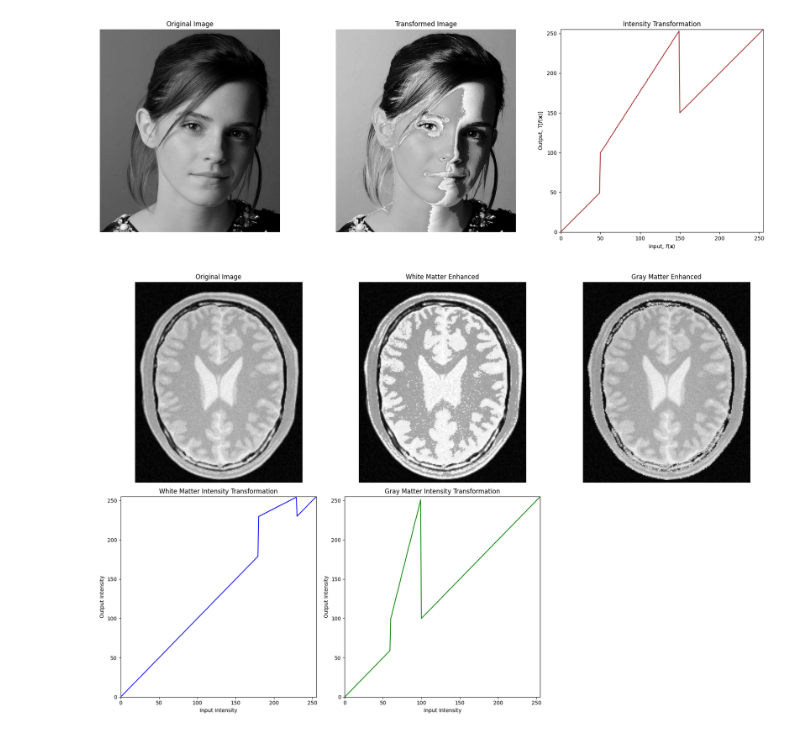
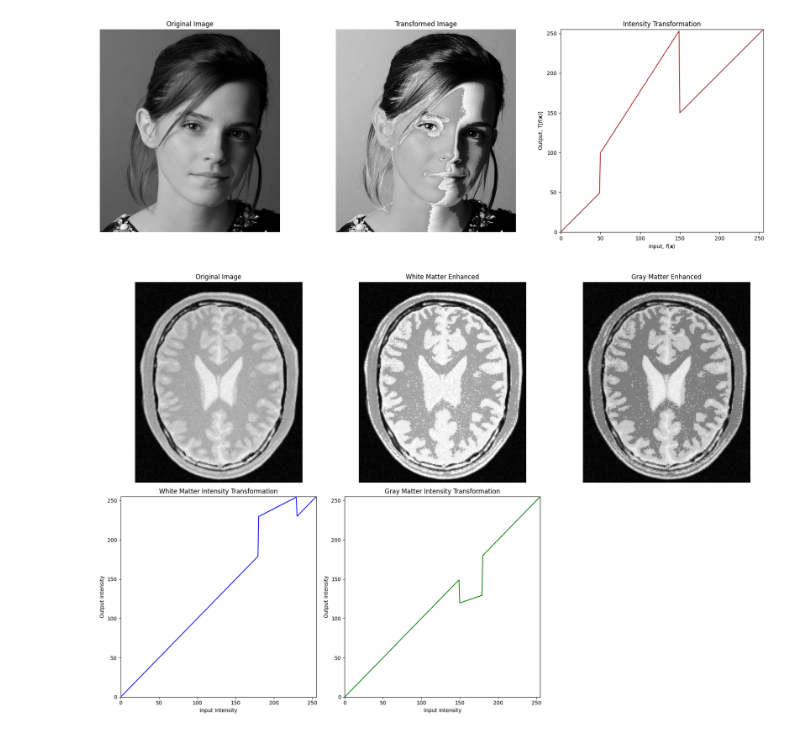
Before and after one commit to Kirushanth-G/EN3160---Image-Processing-and-Machine-Vision, a Jupyter notebook: Assignment1.ipynb, the cells around one changed output. Saved outputs shown, nothing was run; the diff lists cells and outputs as text; code cells hidden in the pictures.

```diff
--- a/Assignment1.ipynb
+++ b/Assignment1.ipynb
@@ -136,9 +136,12 @@ brain_img = cv.imread('a1images/brain_proton_density_slice.png', cv.IMREAD_GRAYS
 
 # Define control points for white matter transformation
 c_white_matter = np.array([(180, 180), (180, 230), (230, 255), (230, 230), (255, 255)])
+x= 60+90
+y = 120
+z = 100+80
 
 # Define control points for gray matter transformation
-c_gray_matter = np.array([(60, 60), (60, 100), (100, 255), (100, 100), (255, 255)])
+c_gray_matter = np.array([(x, x), (x, y), (z, 130), (z, z), (255, 255)])
 
 # Function to create intensity transformation based on control points
 def create_intensity_transform(c):
@@ -174,31 +177,31 @@ ax[0, 1].set_title('White Matter Enhanced')
 ax[0, 1].axis('off')
 
 # Gray matter enhanced image
 ax[0, 2].imshow(image_gray_matter, cmap='gray')
 ax[0, 2].set_title('Gray Matter Enhanced')
 ax[0, 2].axis('off')
 
 # Plot intensity transformation for white matter
 ax[1, 0].plot(transform_white, color='blue')
 ax[1, 0].set_title('White Matter Intensity Transformation')
 ax[1, 0].set_xlim(0, 255)
 ax[1, 0].set_ylim(0, 255)
 ax[1, 0].set_xlabel('Input Intensity')
 ax[1, 0].set_ylabel('Output Intensity')
 
 # Plot intensity transformation for gray matter
 ax[1, 1].plot(transform_gray, color='green')
 ax[1, 1].set_title('Gray Matter Intensity Transformation')
 ax[1, 1].set_xlim(0, 255)
 ax[1, 1].set_ylim(0, 255)
 ax[1, 1].set_xlabel('Input Intensity')
 ax[1, 1].set_ylabel('Output Intensity')
 
 # Hide the last plot
 ax[1, 2].axis('off')
 
 # Adjust layout and show the plots
 plt.tight_layout()
 plt.show()
 # %% [output]
-[figure, old version]
+[figure, new version]
```
Also changed, not shown: parts of 2 cells of this notebook.
